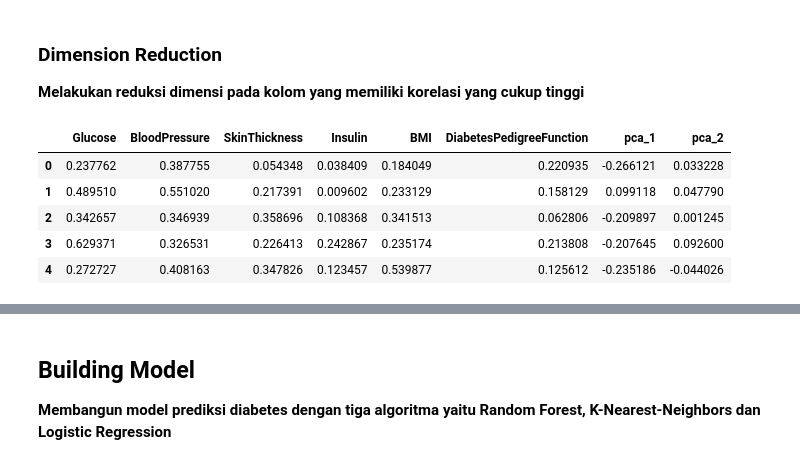
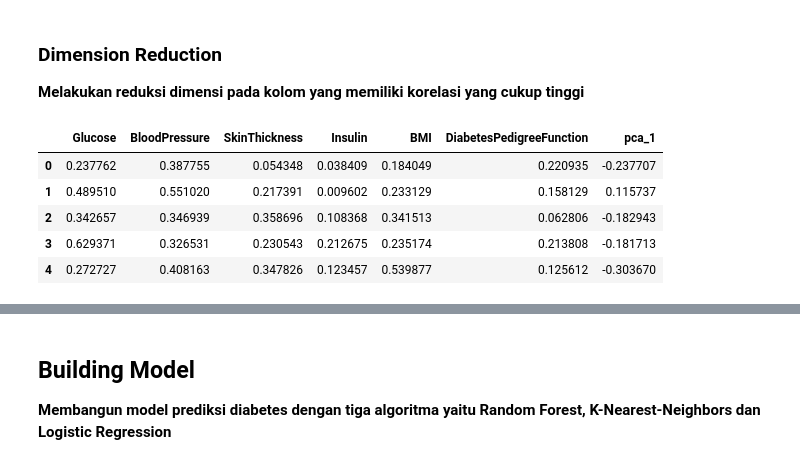
Before and after one commit to Refanz/diabetes-predictive-analytic, a Jupyter notebook: notebook.ipynb, the cells around one changed output, grey strips where cells are left out. Saved outputs shown, nothing was run; the diff lists cells and outputs as text; code cells hidden in the pictures.

```diff
--- a/notebook.ipynb
+++ b/notebook.ipynb
@@ -575,10 +681,12 @@ X_train, X_test, y_train, y_test = train_test_split(X_important, y, test_size=0.
 imputer = IterativeImputer(estimator=RandomForestRegressor(random_state=42), random_state=42, missing_values=0)
 
 # Melakukan imputasi menggunakan data latih dan langsung diterapkan dengan transform
-X_train_imputed = imputer.fit_transform(X_train)
+X_train_imputed = X_train.copy()
+X_train_imputed[zero_columns] = imputer.fit_transform(X_train[zero_columns])
 
 # Menerapkan imputasi pada data uji
-X_test_imputed = imputer.transform(X_test)
+X_test_imputed = X_test.copy()
+X_test_imputed[zero_columns] = imputer.transform(X_test[zero_columns])
 
 X_train_imputed
 # %% [output]
@@ -647,33 +776,33 @@ Distribusi kelas setelah SMOTE: Counter({'Non-Diabetes': 400, 'Diabetes': 400})
 **Melakukan reduksi dimensi pada kolom yang memiliki korelasi yang cukup tinggi**
 # %%
 # Inisialisasi PCA
-pca = PCA(n_components=0.9, random_state=42)
+pca = PCA(n_components=1, random_state=42)
 
 # Melakukan PCA untuk data train pada kolom yang memiliki korelasi cukup tinggi
 X_train_pca = pca.fit_transform(X_train_resampled[high_corr_cols])
 
 # Menerapkan PCA untuk data latih
 X_test_pca = pca.transform(X_test_std[high_corr_cols])
 
 # Membuat dataframe baru untuk menyimpan hasil reduksi
-df_train_pca = pd.DataFrame(data=X_train_pca, columns=['pca_1', 'pca_2'])
-df_test_pca = pd.DataFrame(data=X_test_pca, columns=['pca_1', 'pca_2'])
+df_train_pca = pd.DataFrame(data=X_train_pca, columns=['pca_1'])
+df_test_pca = pd.DataFrame(data=X_test_pca, columns=['pca_1'])
 
 X_train_final = pd.concat([
     X_train_resampled.drop(columns=high_corr_cols),
     df_train_pca
 ], axis=1)
 
 X_test_final = pd.concat([
     X_test_std.drop(columns=high_corr_cols),
     df_test_pca
 ], axis=1)
 
 X_train_final.head(5)
 # %% [output]
-|  | Glucose | BloodPressure | SkinThickness | Insulin | BMI | DiabetesPedigreeFunction | pca_1 | pca_2 |
-| 0 | 0.237762 | 0.387755 | 0.054348 | 0.038409 | 0.184049 | 0.220935 | -0.266121 | 0.033228 |
-| 1 | 0.489510 | 0.551020 | 0.217391 | 0.009602 | 0.233129 | 0.158129 | 0.099118 | 0.047790 |
-| 2 | 0.342657 | 0.346939 | 0.358696 | 0.108368 | 0.341513 | 0.062806 | -0.209897 | 0.001245 |
-| 3 | 0.629371 | 0.326531 | 0.226413 | 0.242867 | 0.235174 | 0.213808 | -0.207645 | 0.092600 |
-| 4 | 0.272727 | 0.408163 | 0.347826 | 0.123457 | 0.539877 | 0.125612 | -0.235186 | -0.044026 |
+|  | Glucose | BloodPressure | SkinThickness | Insulin | BMI | DiabetesPedigreeFunction | pca_1 |
+| 0 | 0.237762 | 0.387755 | 0.054348 | 0.038409 | 0.184049 | 0.220935 | -0.237707 |
+| 1 | 0.489510 | 0.551020 | 0.217391 | 0.009602 | 0.233129 | 0.158129 | 0.115737 |
+| 2 | 0.342657 | 0.346939 | 0.358696 | 0.108368 | 0.341513 | 0.062806 | -0.182943 |
+| 3 | 0.629371 | 0.326531 | 0.230543 | 0.212675 | 0.235174 | 0.213808 | -0.181713 |
+| 4 | 0.272727 | 0.408163 | 0.347826 | 0.123457 | 0.539877 | 0.125612 | -0.303670 |
```
Also changed, not shown: parts of 60 cells of this notebook, 1 other file.
